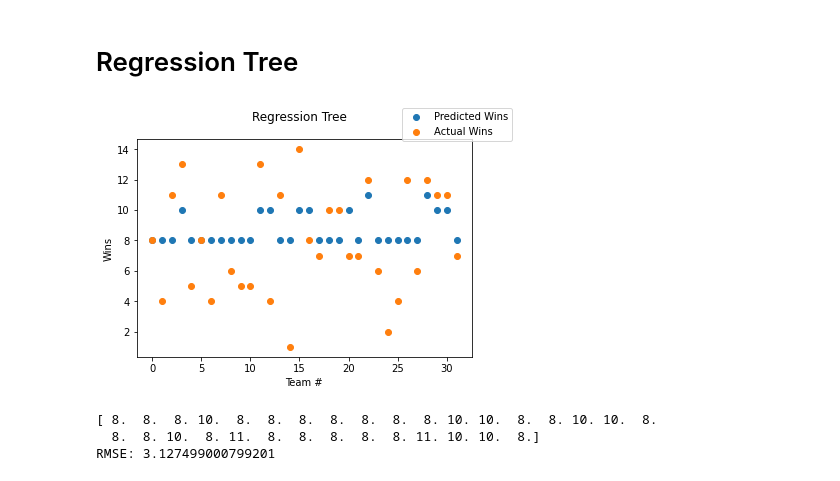
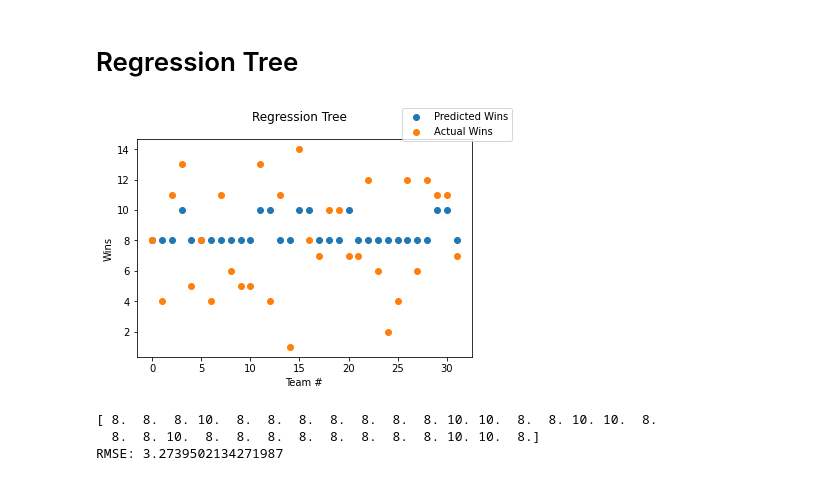
Before and after one commit to JuneyBoy/Football-SL-Project, a Jupyter notebook: Football_Predictions.ipynb, the cells around one changed output. Saved outputs shown, nothing was run; the diff lists cells and outputs as text; code cells hidden in the pictures.

Commit message:
Changed structure of grow_tree

```diff
--- a/Football_Predictions.ipynb
+++ b/Football_Predictions.ipynb
@@ -361,8 +361,8 @@ def find_best_split(observations):
                     ssr[0],
                     i,
                     split,
-                    sorted_observations[:j+1],
-                    sorted_observations[j+1:],
+                    sorted_observations[: j + 1],
+                    sorted_observations[j + 1 :],
                     ssr[1],
                     ssr[2],
                 ]
@@ -378,26 +378,26 @@ def grow_tree(root, observations, min_num_of_observations_per_split=2, min_ssr_d
             or len(split_info[4]) < min_num_of_observations_per_split
             or root.ssr - split_info[0] < min_ssr_delta
         ):
-            child = TreeNode()
-            child.split_column = split_info[1]
-            child.split = split_info[2]
-            root.ssr = split_info[0]
-            root.is_leaf_node = False
+            # leaf nodes that only hold predictions and do not hold splits
+            root.left = TreeNode()
+            root.left.prediction = split_info[5]
+            root.left.is_leaf_node = True
 
-            # leaf nodes that only hold predictions and do not hold splits
-            child.left = TreeNode()
-            child.left.prediction = split_info[5]
-            child.left.is_leaf_node = True
-
-            child.right = TreeNode()
-            child.right.prediction = split_info[6]
-            child.right.is_leaf_node = True
-
-            return child
+            root.right = TreeNode()
+            root.right.prediction = split_info[6]
+            root.right.is_leaf_node = True
 
         root.split_column = split_info[1]
         root.split = split_info[2]
         root.ssr = split_info[0]
+        root.is_leaf_node = False
+
+        if (
+            root.left
+            and root.right
+            and (root.left.is_leaf_node or root.right.is_leaf_node)
+        ):
+            break
 
         root.left = TreeNode()
         root.left = grow_tree(root.left, split_info[3])
@@ -405,21 +405,16 @@ def grow_tree(root, observations, min_num_of_observations_per_split=2, min_ssr_d
         root.right = TreeNode()
         root.right = grow_tree(root.right, split_info[4])
 
-        root.is_leaf_node = False
-
-        if root.left.left or root.right.right:
-            break
-
     return root
 
 
-def get_predictions_from_tree(root, test_set):
+def get_predictions_from_tree(root, observations):
     predictions = []
-    for datum in test_set:
+    for observation in observations:
         current_node = root
 
         while not current_node.is_leaf_node:
-            if datum[current_node.split_column] < current_node.split:
+            if observation[current_node.split_column] < current_node.split:
                 current_node = current_node.left
             else:
                 current_node = current_node.right
@@ -429,39 +424,37 @@ def get_predictions_from_tree(root, test_set):
     return predictions
 
 
-root = grow_tree(
-    TreeNode(), training_examples
-)
+root = grow_tree(TreeNode(), training_examples)
 
 predicted_wins = np.round(
     get_predictions_from_tree(
         root, [validation_example[:-1] for validation_example in validation_examples]
     )
 )
 
 actual_wins = [validation_example[-1] for validation_example in validation_examples]
 
 ex_nums = [i for i in range(len(predicted_wins))]
 
 fig = plt.figure()
 
 plt.scatter(ex_nums, predicted_wins, label="Predicted Wins")
 plt.scatter(
     ex_nums,
     actual_wins,
     label="Actual Wins",
 )
 
 fig.suptitle("Regression Tree")
 plt.xlabel("Team #")
 plt.ylabel("Wins")
 fig.legend()
 plt.show()
 
 print(predicted_wins)
 print("RMSE: {}".format(rmse(predicted_wins, actual_wins)))
 # %% [output]
-[figure, old version]
+[figure, new version]
 [ 8.  8.  8. 10.  8.  8.  8.  8.  8.  8.  8. 10. 10.  8.  8. 10. 10.  8.
-  8.  8. 10.  8. 11.  8.  8.  8.  8.  8. 11. 10. 10.  8.]
-RMSE: 3.127499000799201
+  8.  8. 10.  8.  8.  8.  8.  8.  8.  8.  8. 10. 10.  8.]
+RMSE: 3.2739502134271987
```
Also changed, not shown: parts of 1 cell of this notebook.
